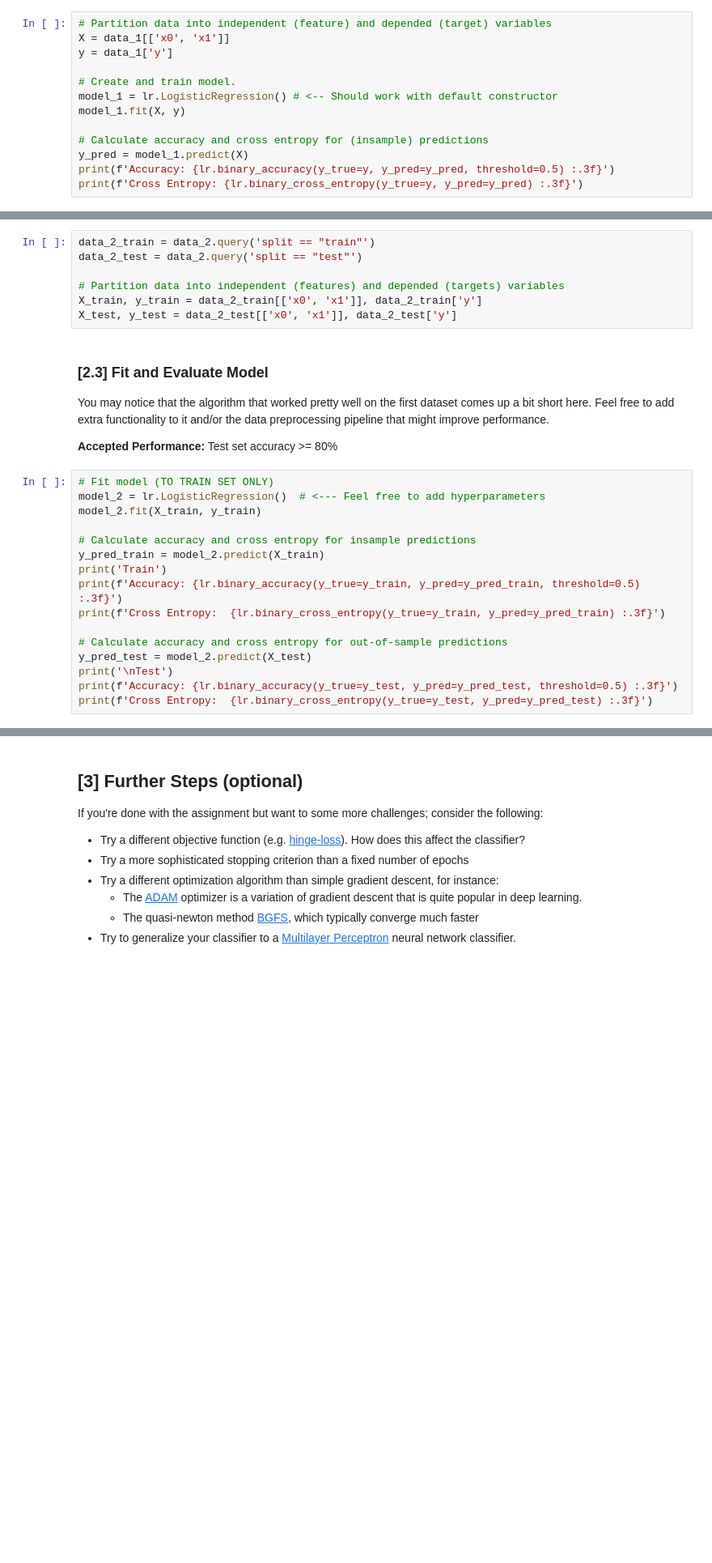
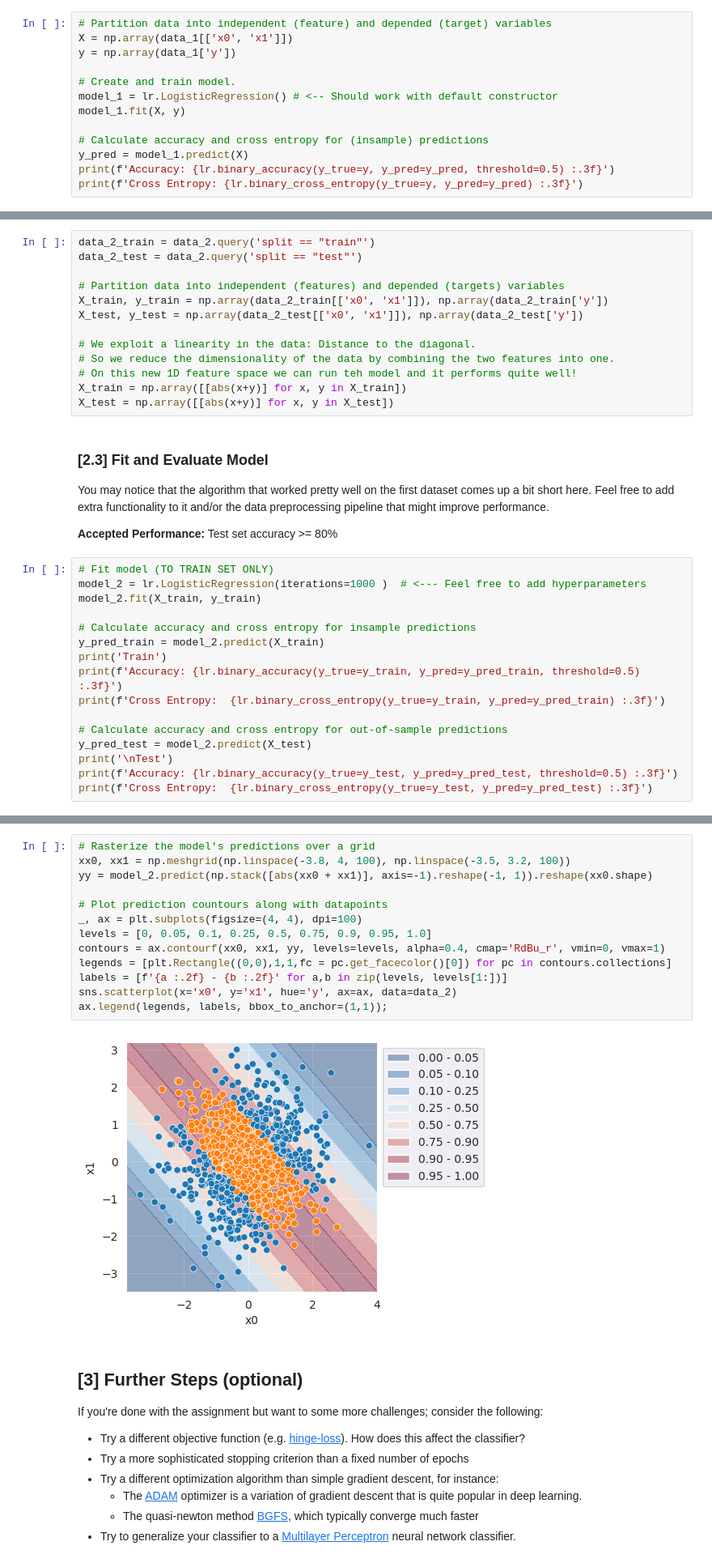
Before and after one commit to Karlinator/tdt4173-2022-task-1, a Jupyter notebook: logistic_regression/experiment.ipynb, the cells around one changed output, grey strips where cells are left out. Shown at 81% size. Drawn from its saved outputs; the diff is of its cells as text; blank space fills up the shorter version.

```diff
--- a/logistic_regression/experiment.ipynb
+++ b/logistic_regression/experiment.ipynb
@@ -77,8 +77,8 @@ Note that `.fit` and `.predict` will crash until you implement these two methods
 **Accepted Performance:** Accuracy >= 90%
 # %%
 # Partition data into independent (feature) and depended (target) variables
-X = data_1[['x0', 'x1']]
-y = data_1['y']
+X = np.array(data_1[['x0', 'x1']])
+y = np.array(data_1['y'])
 
 # Create and train model.
 model_1 = lr.LogisticRegression() # <-- Should work with default constructor
@@ -145,8 +158,14 @@ data_2_train = data_2.query('split == "train"')
 data_2_test = data_2.query('split == "test"')
 
 # Partition data into independent (features) and depended (targets) variables
-X_train, y_train = data_2_train[['x0', 'x1']], data_2_train['y']
-X_test, y_test = data_2_test[['x0', 'x1']], data_2_test['y']
+X_train, y_train = np.array(data_2_train[['x0', 'x1']]), np.array(data_2_train['y'])
+X_test, y_test = np.array(data_2_test[['x0', 'x1']]), np.array(data_2_test['y'])
+
+# We exploit a linearity in the data: Distance to the diagonal.
+# So we reduce the dimensionality of the data by combining the two features into one.
+# On this new 1D feature space we can run teh model and it performs quite well!
+X_train = np.array([[abs(x+y)] for x, y in X_train])
+X_test = np.array([[abs(x+y)] for x, y in X_test])
 # %% [markdown]
 ### [2.3] Fit and Evaluate Model
 
@@ -155,7 +174,7 @@ You may notice that the algorithm that worked pretty well on the first dataset c
 **Accepted Performance:** Test set accuracy >= 80%
 # %%
 # Fit model (TO TRAIN SET ONLY)
-model_2 = lr.LogisticRegression()  # <--- Feel free to add hyperparameters
+model_2 = lr.LogisticRegression(iterations=1000 )  # <--- Feel free to add hyperparameters
 model_2.fit(X_train, y_train)
 
 # Calculate accuracy and cross entropy for insample predictions
@@ -172,3 +209,18 @@ print(f'Cross Entropy:  {lr.binary_cross_entropy(y_true=y_test, y_pred=y_pred_te
+# %%
+# Rasterize the model's predictions over a grid
+xx0, xx1 = np.meshgrid(np.linspace(-3.8, 4, 100), np.linspace(-3.5, 3.2, 100))
+yy = model_2.predict(np.stack([abs(xx0 + xx1)], axis=-1).reshape(-1, 1)).reshape(xx0.shape)
+
+# Plot prediction countours along with datapoints
+_, ax = plt.subplots(figsize=(4, 4), dpi=100)
+levels = [0, 0.05, 0.1, 0.25, 0.5, 0.75, 0.9, 0.95, 1.0]
+contours = ax.contourf(xx0, xx1, yy, levels=levels, alpha=0.4, cmap='RdBu_r', vmin=0, vmax=1)
+legends = [plt.Rectangle((0,0),1,1,fc = pc.get_facecolor()[0]) for pc in contours.collections]
+labels = [f'{a :.2f} - {b :.2f}' for a,b in zip(levels, levels[1:])]
+sns.scatterplot(x='x0', y='x1', hue='y', ax=ax, data=data_2)
+ax.legend(legends, labels, bbox_to_anchor=(1,1));
+# %% [output]
+[figure, added]
 # %% [markdown]
 ## [3] Further Steps (optional)
 
```
Also changed, not shown: parts of 4 cells of this notebook, 1 other file.
